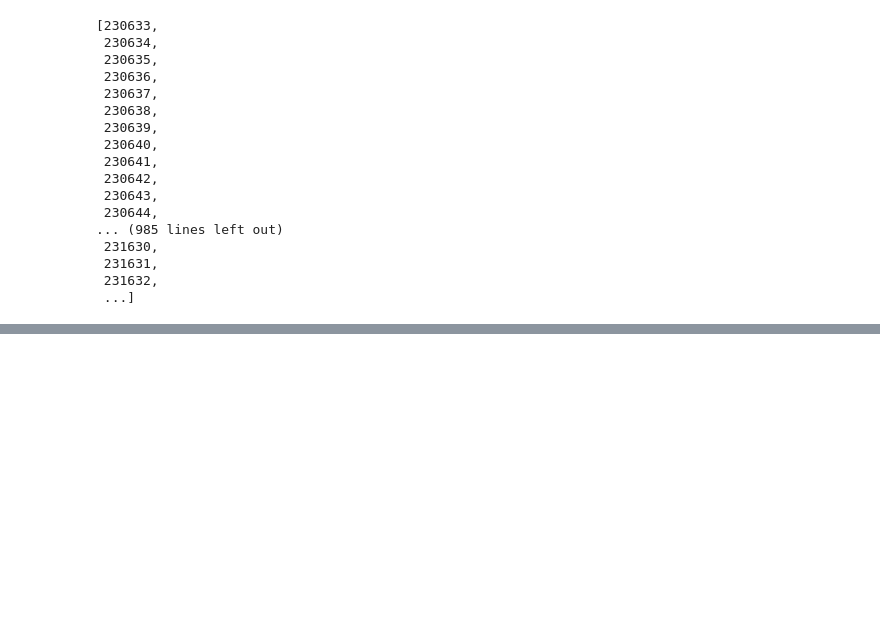
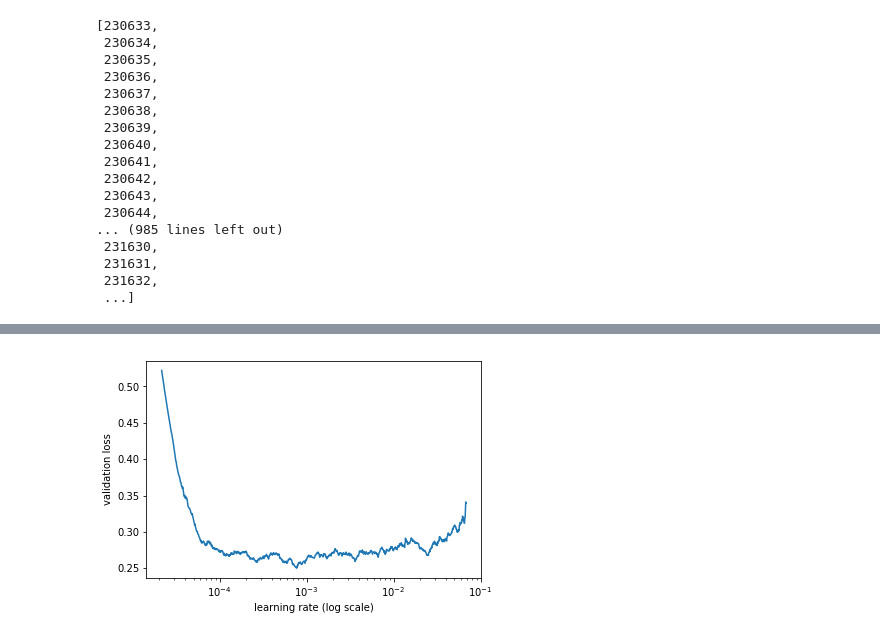
Before and after one commit to kugmax/fastai_learn, a Jupyter notebook: Home Credit Default Risk (only app).ipynb, the cells around one changed output, grey strips where cells are left out. Saved outputs shown, nothing was run; the diff lists cells and outputs as text; code cells hidden in the pictures; blank space fills up the shorter version.

```diff
--- a/Home Credit Default Risk (only app).ipynb
+++ b/Home Credit Default Risk (only app).ipynb
@@ -221,3 +236,3 @@ y_range = (0, max_log_y*1.2)
 # %%
-md = ColumnarModelData.from_data_frame(PATH, val_idx, df, yl.astype(np.float32), cat_flds=cat_vars, bs=128,
-                                       test_df=df_test)
+md = ColumnarModelData.from_data_frame(PATH, val_idx, df, yl.astype(int), cat_flds=cat_vars, bs=128,
+                                       test_df=df_test, is_reg=False, is_multi=False)
@@ -225,0 +239,3 @@ KeyError: "['SK_ID_CURR'] not in index"
+# %%
+cat_sz = [(c, len(joined[c].cat.categories)+1) for c in cat_vars]
+cat_sz
@@ -225,0 +260,3 @@ KeyError: "['SK_ID_CURR'] not in index"
+# %%
+emb_szs = [(c, min(50, (c+1)//2)) for _,c in cat_sz]
+emb_szs
@@ -225,0 +287,4 @@ KeyError: "['SK_ID_CURR'] not in index"
+# %%
+m = md.get_learner(emb_szs=emb_szs, n_cont=len(df.columns)-len(cat_vars),
+                   emb_drop=0.04, out_sz=2, szs=[1000,500], drops=[0.001,0.01], y_range=None, use_bn=True)
+m.summary()
@@ -225,0 +336,4 @@ KeyError: "['SK_ID_CURR'] not in index"
+# %%
+m.sched.plot(100)
+# %% [output]
+[figure, added]
```
Also changed, not shown: parts of 34 cells of this notebook.
